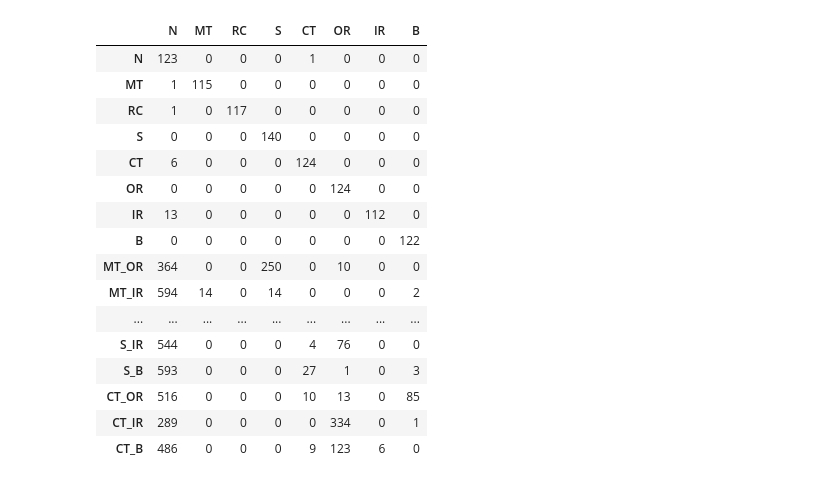
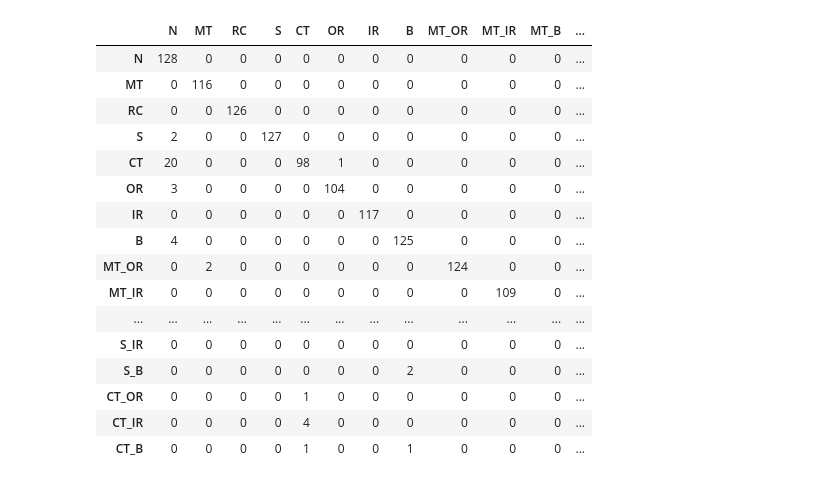
Before and after one commit to AiZhanghan/deep_learning_compound_fault_diagnose, a Jupyter notebook: code/analyze.ipynb, the cells around one changed output. Saved outputs shown, nothing was run; the diff lists cells and outputs as text; code cells hidden in the pictures.

```diff
--- a/code/analyze.ipynb
+++ b/code/analyze.ipynb
@@ -6,23 +21,23 @@ from Analyzer import confusion_matrix
 # %%
-predict_dic = np.load("../file/predict_dic_2560_single_128_0.001000_0.010000_32_Sat_Apr_11_19_19_38_2020.npz")
+predict_dic = np.load("../file/predict_dic_2560_full_256_0.001000_0.010000_32_Sun_Apr_12_16_30_33_2020.npz")
 # %%
-confusion_matrix(predict_dic["y"], (predict_dic["y_hat"] >= 0.5).astype(np.float))
+Analyzer.confusion_matrix(predict_dic["y"], (predict_dic["y_hat"] >= 0.5).astype(np.float))
 # %% [output]
 [drawing not drawn]
-|  | N | MT | RC | S | CT | OR | IR | B |
-| N | 123 | 0 | 0 | 0 | 1 | 0 | 0 | 0 |
-| MT | 1 | 115 | 0 | 0 | 0 | 0 | 0 | 0 |
-| RC | 1 | 0 | 117 | 0 | 0 | 0 | 0 | 0 |
-| S | 0 | 0 | 0 | 140 | 0 | 0 | 0 | 0 |
-| CT | 6 | 0 | 0 | 0 | 124 | 0 | 0 | 0 |
-| OR | 0 | 0 | 0 | 0 | 0 | 124 | 0 | 0 |
-| IR | 13 | 0 | 0 | 0 | 0 | 0 | 112 | 0 |
-| B | 0 | 0 | 0 | 0 | 0 | 0 | 0 | 122 |
-| MT_OR | 364 | 0 | 0 | 250 | 0 | 10 | 0 | 0 |
-| MT_IR | 594 | 14 | 0 | 14 | 0 | 0 | 0 | 2 |
-| ... | ... | ... | ... | ... | ... | ... | ... | ... |
-| S_IR | 544 | 0 | 0 | 0 | 4 | 76 | 0 | 0 |
-| S_B | 593 | 0 | 0 | 0 | 27 | 1 | 0 | 3 |
-| CT_OR | 516 | 0 | 0 | 0 | 10 | 13 | 0 | 85 |
-| CT_IR | 289 | 0 | 0 | 0 | 0 | 334 | 0 | 1 |
-| CT_B | 486 | 0 | 0 | 0 | 9 | 123 | 6 | 0 |
+|  | N | MT | RC | S | CT | OR | IR | B | MT_OR | MT_IR | MT_B | ... |
+| N | 128 | 0 | 0 | 0 | 0 | 0 | 0 | 0 | 0 | 0 | 0 | ... |
+| MT | 0 | 116 | 0 | 0 | 0 | 0 | 0 | 0 | 0 | 0 | 0 | ... |
+| RC | 0 | 0 | 126 | 0 | 0 | 0 | 0 | 0 | 0 | 0 | 0 | ... |
+| S | 2 | 0 | 0 | 127 | 0 | 0 | 0 | 0 | 0 | 0 | 0 | ... |
+| CT | 20 | 0 | 0 | 0 | 98 | 1 | 0 | 0 | 0 | 0 | 0 | ... |
+| OR | 3 | 0 | 0 | 0 | 0 | 104 | 0 | 0 | 0 | 0 | 0 | ... |
+| IR | 0 | 0 | 0 | 0 | 0 | 0 | 117 | 0 | 0 | 0 | 0 | ... |
+| B | 4 | 0 | 0 | 0 | 0 | 0 | 0 | 125 | 0 | 0 | 0 | ... |
+| MT_OR | 0 | 2 | 0 | 0 | 0 | 0 | 0 | 0 | 124 | 0 | 0 | ... |
+| MT_IR | 0 | 0 | 0 | 0 | 0 | 0 | 0 | 0 | 0 | 109 | 0 | ... |
+| ... | ... | ... | ... | ... | ... | ... | ... | ... | ... | ... | ... | ... |
+| S_IR | 0 | 0 | 0 | 0 | 0 | 0 | 0 | 0 | 0 | 0 | 0 | ... |
+| S_B | 0 | 0 | 0 | 0 | 0 | 0 | 0 | 2 | 0 | 0 | 0 | ... |
+| CT_OR | 0 | 0 | 0 | 0 | 1 | 0 | 0 | 0 | 0 | 0 | 0 | ... |
+| CT_IR | 0 | 0 | 0 | 0 | 4 | 0 | 0 | 0 | 0 | 0 | 0 | ... |
+| CT_B | 0 | 0 | 0 | 0 | 1 | 0 | 0 | 1 | 0 | 0 | 0 | ... |
```
Also changed, not shown: parts of 4 cells of this notebook, 11 other files.
